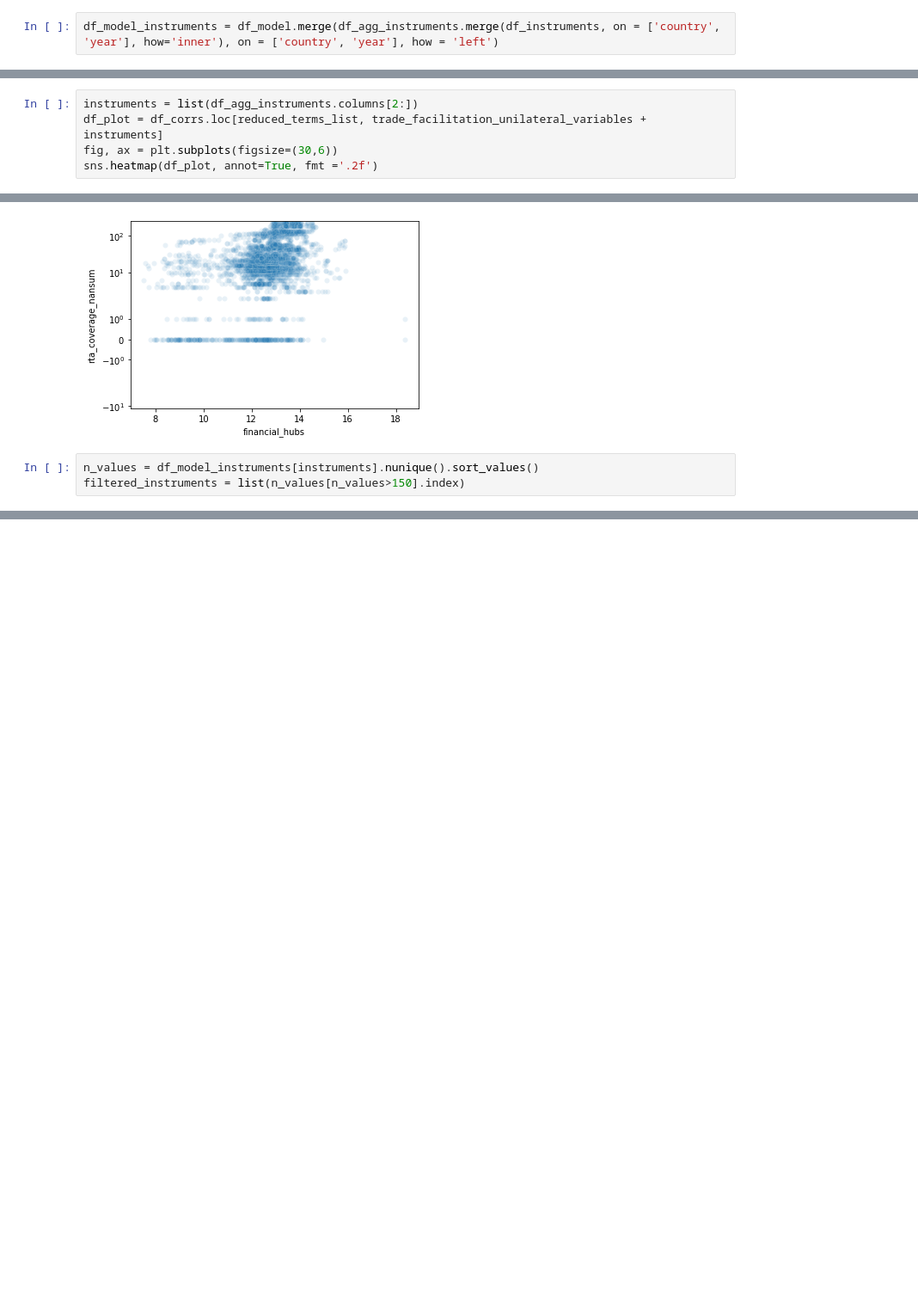
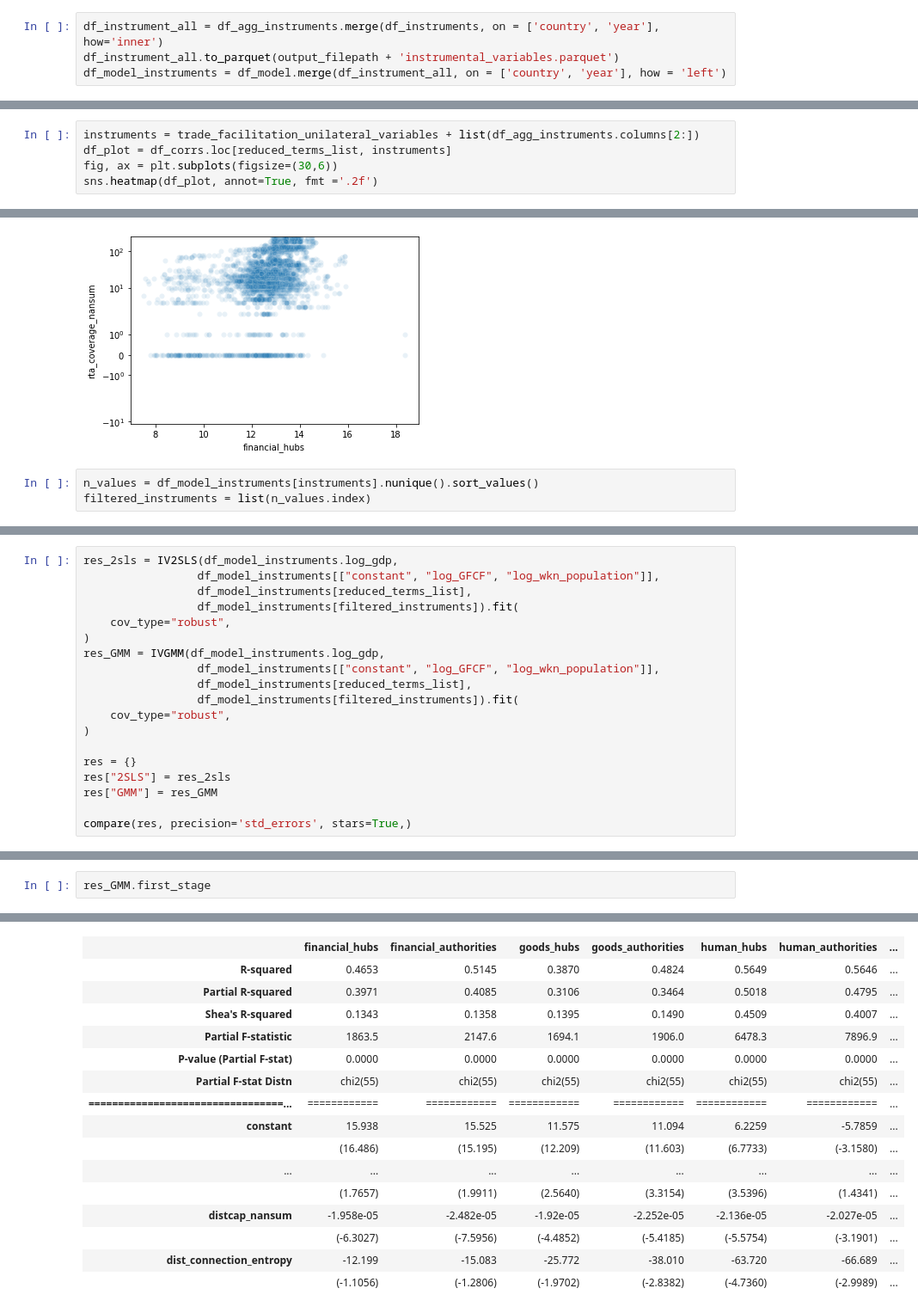
Before and after one commit to jaimeoliver1/social_capital_in_trade_networks, a Jupyter notebook: notebooks/01_gravity_instrumental_variables.ipynb, the cells around one changed output, grey strips where cells are left out. Shown at 86% size. Cells and saved outputs as stored; diff of their text form; blank space fills up the shorter version.

Commit message:
pca instruments
Pushed from Domino: https://domino.clarity.ai/u/jaime_oliver/social_capital/runs/619dfe7ad7512012ebb023cc

```diff
--- a/notebooks/01_gravity_instrumental_variables.ipynb
+++ b/notebooks/01_gravity_instrumental_variables.ipynb
@@ -110,12 +125,14 @@ df_agg_instruments = df_gravity.groupby(['iso3_d', 'year']).agg({['rta', 'rta_co
 df_agg_instruments.columns = ['_'.join(col).strip() for col in df_agg_instruments.columns.values]
 df_agg_instruments.rename(columns = {'iso3_o_':'country', 'iso3_d_':'country', 'year_':'year'}, inplace=True)
 # %%
-df_model_instruments = df_model.merge(df_agg_instruments.merge(df_instruments, on = ['country', 'year'], how='inner'), on = ['country', 'year'], how = 'left')
+df_instrument_all = df_agg_instruments.merge(df_instruments, on = ['country', 'year'], how='inner')
+df_instrument_all.to_parquet(output_filepath + 'instrumental_variables.parquet')
+df_model_instruments = df_model.merge(df_instrument_all, on = ['country', 'year'], how = 'left')
 # %%
 df_corrs = df_model_instruments.corr()
 # %%
-instruments = list(df_agg_instruments.columns[2:])
-df_plot = df_corrs.loc[reduced_terms_list, trade_facilitation_unilateral_variables + instruments]
+instruments = trade_facilitation_unilateral_variables + list(df_agg_instruments.columns[2:])
+df_plot = df_corrs.loc[reduced_terms_list, instruments]
 fig, ax = plt.subplots(figsize=(30,6))
 sns.heatmap(df_plot, annot=True, fmt ='.2f')
 # %% [output]
@@ -128,4 +145,4 @@ ax.set_yscale('symlog')
 [figure]
 # %%
 n_values = df_model_instruments[instruments].nunique().sort_values()
-filtered_instruments = list(n_values[n_values>150].index)
+filtered_instruments = list(n_values.index)
@@ -171,0 +157,19 @@ id: 0x7fe36a217f50
+# %%
+res_2sls = IV2SLS(df_model_instruments.log_gdp,
+                 df_model_instruments[["constant", "log_GFCF", "log_wkn_population"]],
+                 df_model_instruments[reduced_terms_list],
+                 df_model_instruments[filtered_instruments]).fit(
+    cov_type="robust",
+)
+res_GMM = IVGMM(df_model_instruments.log_gdp,
+                 df_model_instruments[["constant", "log_GFCF", "log_wkn_population"]],
+                 df_model_instruments[reduced_terms_list],
+                 df_model_instruments[filtered_instruments]).fit(
+    cov_type="robust",
+)
+
+res = {}
+res["2SLS"] = res_2sls
+res["GMM"] = res_GMM
+
+compare(res, precision='std_errors', stars=True,)
@@ -171,0 +196,3 @@ id: 0x7fe36a217f50
+# %%
+res_GMM.first_stage
+# %% [output]
@@ -171,0 +200,16 @@ id: 0x7fe36a217f50
+|  | financial_hubs | financial_authorities | goods_hubs | goods_authorities | human_hubs | human_authorities | ... |
+| R-squared | 0.4653 | 0.5145 | 0.3870 | 0.4824 | 0.5649 | 0.5646 | ... |
+| Partial R-squared | 0.3971 | 0.4085 | 0.3106 | 0.3464 | 0.5018 | 0.4795 | ... |
+| Shea's R-squared | 0.1343 | 0.1358 | 0.1395 | 0.1490 | 0.4509 | 0.4007 | ... |
+| Partial F-statistic | 1863.5 | 2147.6 | 1694.1 | 1906.0 | 6478.3 | 7896.9 | ... |
+| P-value (Partial F-stat) | 0.0000 | 0.0000 | 0.0000 | 0.0000 | 0.0000 | 0.0000 | ... |
+| Partial F-stat Distn | chi2(55) | chi2(55) | chi2(55) | chi2(55) | chi2(55) | chi2(55) | ... |
+| =================================... | ============ | ============ | ============ | ============ | ============ | ============ | ... |
+| constant | 15.938 | 15.525 | 11.575 | 11.094 | 6.2259 | -5.7859 | ... |
+|  | (16.486) | (15.195) | (12.209) | (11.603) | (6.7733) | (-3.1580) | ... |
+| ... | ... | ... | ... | ... | ... | ... | ... |
+|  | (1.7657) | (1.9911) | (2.5640) | (3.3154) | (3.5396) | (1.4341) | ... |
+| distcap_nansum | -1.958e-05 | -2.482e-05 | -1.92e-05 | -2.252e-05 | -2.136e-05 | -2.027e-05 | ... |
+|  | (-6.3027) | (-7.5956) | (-4.4852) | (-5.4185) | (-5.5754) | (-3.1901) | ... |
+| dist_connection_entropy | -12.199 | -15.083 | -25.772 | -38.010 | -63.720 | -66.689 | ... |
+|  | (-1.1056) | (-1.2806) | (-1.9702) | (-2.8382) | (-4.7360) | (-2.9989) | ... |
```
Also changed, not shown: parts of 16 cells of this notebook, 1 other file.
